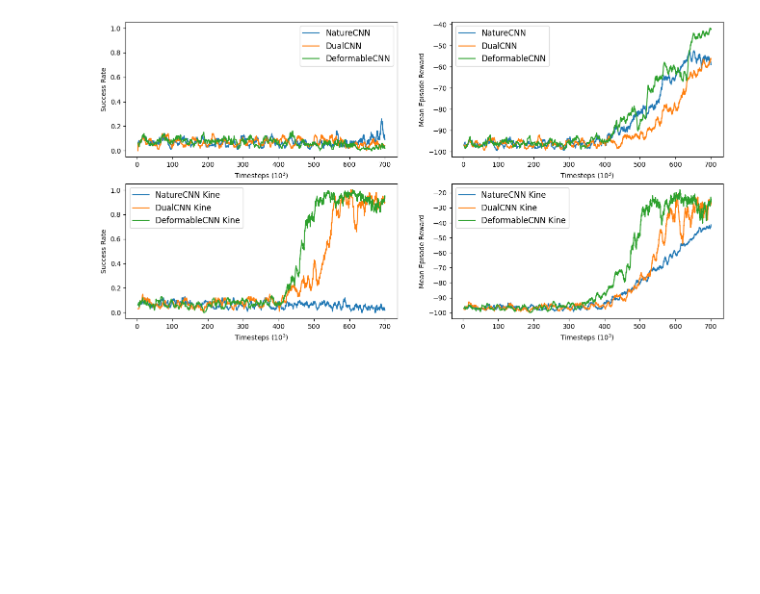
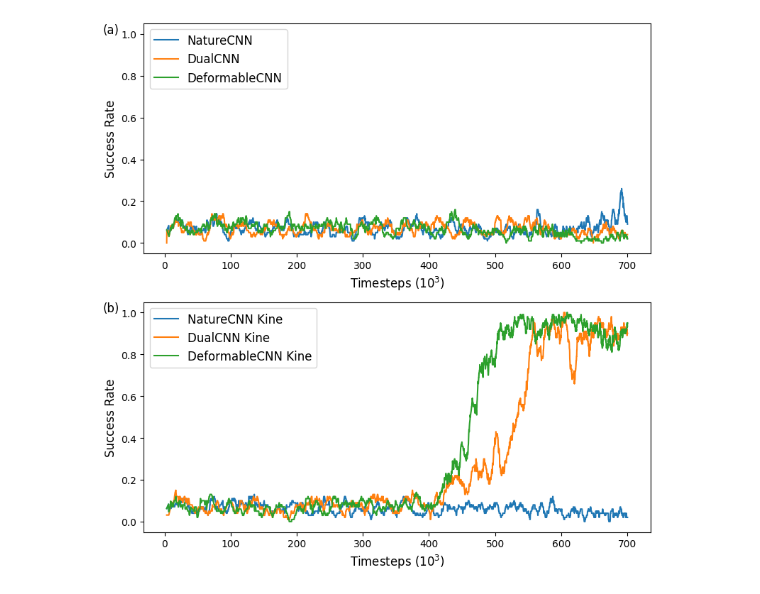
Before and after one commit to NUSLCC/Plot, a Jupyter notebook: Graph plotting.ipynb, the cells around one changed output. Drawn from its saved outputs; the diff is of its cells as text; code cells hidden in the pictures; blank space fills up the shorter version.

```diff
--- a/Graph plotting.ipynb
+++ b/Graph plotting.ipynb
@@ -50,84 +59,57 @@ plt.savefig('sac_lstm_compare.png', format='png')
 # %%
 deform_k =    pd.read_csv('randbig_deformcnn_ee_kine/progress.csv')
 dual_k =      pd.read_csv('randbig_dualcnn_ee_kine/progress.csv')
 nature_k =    pd.read_csv('randbig_naturecnn_ee_kine/progress.csv')
 
 deform =    pd.read_csv('randbig_deformcnn_ee/progress.csv')
 dual =      pd.read_csv('randbig_dualcnn_ee/progress.csv')
 nature =    pd.read_csv('randbig_naturecnn_ee/progress.csv')
 
-fig, axs = plt.subplots(2,2, figsize = (16,8))
+fig, axs = plt.subplots(2,1, figsize = (8,8))
 
-axs[0][0].plot(nature['time/total_timesteps']/1000, nature['rollout/success_rate'], label = 'NatureCNN')
-axs[0][0].set_xlabel('Timesteps ($10^3$)')
-axs[0][0].set_ylabel('Success Rate')
-axs[0][0].set_ylim(-0.05, 1.05)
-axs[0][0].legend(fontsize="12")
+axs[0].plot(nature['time/total_timesteps']/1000, nature['rollout/success_rate'], label = 'NatureCNN')
+axs[0].set_xlabel('Timesteps ($10^3$)', fontsize="12")
+axs[0].set_ylabel('Success Rate', fontsize="12")
+axs[0].set_ylim(-0.05, 1.05)
+axs[0].legend(loc='upper left', fontsize="12")
 
-axs[0][0].plot(dual['time/total_timesteps']/1000, dual['rollout/success_rate'], label = 'DualCNN')
-axs[0][0].set_xlabel('Timesteps ($10^3$)')
-axs[0][0].set_ylabel('Success Rate')
-axs[0][0].set_ylim(-0.05, 1.05)
-axs[0][0].legend(fontsize="12")
+axs[0].plot(dual['time/total_timesteps']/1000, dual['rollout/success_rate'], label = 'DualCNN')
+axs[0].set_xlabel('Timesteps ($10^3$)', fontsize="12")
+axs[0].set_ylabel('Success Rate', fontsize="12")
+axs[0].set_ylim(-0.05, 1.05)
+axs[0].legend(loc='upper left', fontsize="12")
 
-axs[0][0].plot(deform['time/total_timesteps']/1000, deform['rollout/success_rate'], label = 'DeformableCNN')
-axs[0][0].set_xlabel('Timesteps ($10^3$)')
-axs[0][0].set_ylabel('Success Rate')
-axs[0][0].set_ylim(-0.05, 1.05)
-axs[0][0].legend(fontsize="12")
+axs[0].plot(deform['time/total_timesteps']/1000, deform['rollout/success_rate'], label = 'DeformableCNN')
+axs[0].set_xlabel('Timesteps ($10^3$)', fontsize="12")
+axs[0].set_ylabel('Success Rate', fontsize="12")
+axs[0].set_ylim(-0.05, 1.05)
+axs[0].legend(loc='upper left', fontsize="12")
 
 #######################################################################################################
 
-axs[0][1].plot(nature['time/total_timesteps']/1000, nature['rollout/ep_rew_mean'], label = 'NatureCNN')
-axs[0][1].set_xlabel('Timesteps ($10^3$)')
-axs[0][1].set_ylabel('Mean Episode Reward')
-axs[0][1].legend(fontsize="12")
+axs[1].plot(nature_k['time/total_timesteps']/1000, nature_k['rollout/success_rate'], label = 'NatureCNN Kine')
+axs[1].set_xlabel('Timesteps ($10^3$)', fontsize="12")
+axs[1].set_ylabel('Success Rate', fontsize="12")
+axs[1].legend(fontsize="12")
 
-axs[0][1].plot(dual['time/total_timesteps']/1000, dual['rollout/ep_rew_mean'], label = 'DualCNN')
-axs[0][1].set_xlabel('Timesteps ($10^3$)')
-axs[0][1].set_ylabel('Mean Episode Reward')
-axs[0][1].legend(fontsize="12")
+axs[1].plot(dual_k['time/total_timesteps']/1000, dual_k['rollout/success_rate'], label = 'DualCNN Kine')
+axs[1].set_xlabel('Timesteps ($10^3$)', fontsize="12")
+axs[1].set_ylabel('Success Rate', fontsize="12")
+axs[1].legend(fontsize="12")
 
-axs[0][1].plot(deform['time/total_timesteps']/1000, deform['rollout/ep_rew_mean'], label = 'DeformableCNN')
-axs[0][1].set_xlabel('Timesteps ($10^3$)')
-axs[0][1].set_ylabel('Mean Episode Reward')
-axs[0][1].legend(fontsize="12")
+axs[1].plot(deform_k['time/total_timesteps']/1000, deform_k['rollout/success_rate'], label = 'DeformableCNN Kine')
+axs[1].set_xlabel('Timesteps ($10^3$)', fontsize="12")
+axs[1].set_ylabel('Success Rate', fontsize="12")
+axs[1].legend(fontsize="12")
 
-#######################################################################################################
+axs[0].text(-0.08, 1, f'({chr(97 + 0)})', transform=axs[0].transAxes, verticalalignment='top', fontsize=12)
+axs[1].text(-0.08, 1, f'({chr(97 + 1)})', transform=axs[1].transAxes, verticalalignment='top', fontsize=12)
 
-axs[1][0].plot(nature_k['time/total_timesteps']/1000, nature_k['rollout/success_rate'], label = 'NatureCNN Kine')
-axs[1][0].set_xlabel('Timesteps ($10^3$)')
-axs[1][0].set_ylabel('Success Rate')
-axs[1][0].legend(fontsize="12")
+# axs[0].text(-5, 0.5, 'W/O Kinematics', ha='center', va='center', rotation='horizontal', fontsize=12)
+# axs[1].text(-10, 0.5, 'W/ Kinematics', ha='center', va='center', rotation='horizontal', fontsize=12)
 
-axs[1][0].plot(dual_k['time/total_timesteps']/1000, dual_k['rollout/success_rate'], label = 'DualCNN Kine')
-axs[1][0].set_xlabel('Timesteps ($10^3$)')
-axs[1][0].set_ylabel('Success Rate')
-axs[1][0].legend(fontsize="12")
-
-axs[1][0].plot(deform_k['time/total_timesteps']/1000, deform_k['rollout/success_rate'], label = 'DeformableCNN Kine')
-axs[1][0].set_xlabel('Timesteps ($10^3$)')
-axs[1][0].set_ylabel('Success Rate')
-axs[1][0].legend(fontsize="12")
-
-#######################################################################################################
-
-axs[1][1].plot(nature_k['time/total_timesteps']/1000, nature_k['rollout/ep_rew_mean'], label = 'NatureCNN Kine')
-axs[1][1].set_xlabel('Timesteps ($10^3$)')
-axs[1][1].set_ylabel('Mean Episode Reward')
-axs[1][1].legend(fontsize="12")
-
-axs[1][1].plot(dual_k['time/total_timesteps']/1000, dual_k['rollout/ep_rew_mean'], label = 'DualCNN Kine')
-axs[1][1].set_xlabel('Timesteps ($10^3$)')
-axs[1][1].set_ylabel('Mean Episode Reward')
-axs[1][1].legend(fontsize="12")
-
-axs[1][1].plot(deform_k['time/total_timesteps']/1000, deform_k['rollout/ep_rew_mean'], label = 'DeformableCNN Kine')
-axs[1][1].set_xlabel('Timesteps ($10^3$)')
-axs[1][1].set_ylabel('Mean Episode Reward')
-axs[1][1].legend(fontsize="12")
-
+plt.tight_layout()
 # fig.suptitle('Training Result for CNN encoders w/wo Robot Kinematics Information')
-plt.savefig('sac_kine_compare.png', format='png')
+plt.savefig('cnn_kine_compare.png', format='png')
 # %% [output]
-[figure, old version]
+[figure, new version]
```
Also changed, not shown: parts of 1 cell of this notebook, 6 other files.
